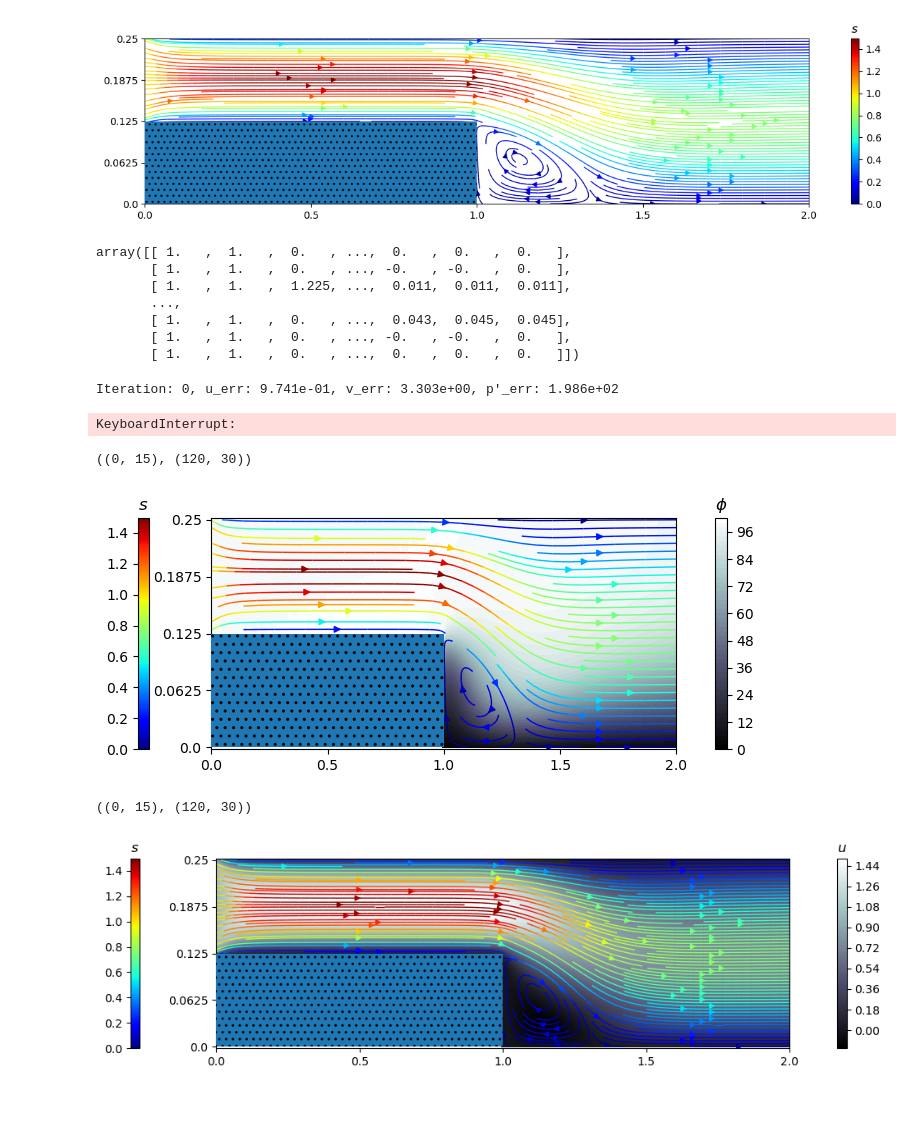
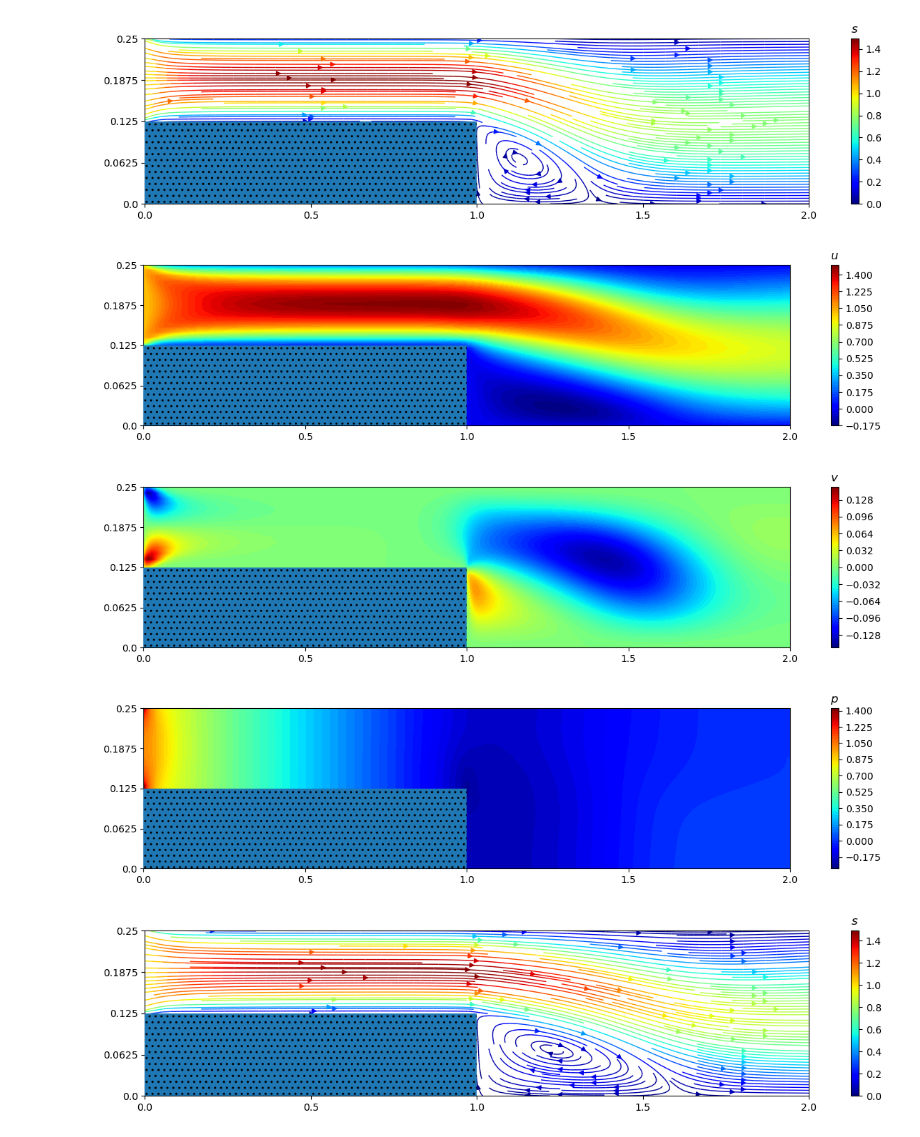
Before and after one commit to cl0udsw1tch/NavierStokesSolver, a Jupyter notebook: test.ipynb, the cells around one changed output. Drawn from its saved outputs; the diff is of its cells as text; code cells hidden in the pictures; blank space fills up the shorter version.

```diff
--- a/test.ipynb
+++ b/test.ipynb
@@ -1483,40 +1421,25 @@ n6._set_dirichlet_uv_()
-# %%
-n6.x['u']
-# %% [output]
-array([[ 1.   ,  1.   ,  0.   , ...,  0.   ,  0.   ,  0.   ],
-       [ 1.   ,  1.   ,  0.   , ..., -0.   , -0.   ,  0.   ],
-       [ 1.   ,  1.   ,  1.225, ...,  0.011,  0.011,  0.011],
-       ...,
-       [ 1.   ,  1.   ,  0.   , ...,  0.043,  0.045,  0.045],
-       [ 1.   ,  1.   ,  0.   , ..., -0.   , -0.   ,  0.   ],
-       [ 1.   ,  1.   ,  0.   , ...,  0.   ,  0.   ,  0.   ]])
 # %%
 L=1
-n6 = NavierStokesSolver(
-    scheme='upwind',
+n4 = NavierStokesSolver(
+    scheme='central_difference',
     L_x=2*L, L_y=L/4,
-    phi_B=(None, 100, None, 0),
     u_B=(None,1,0,0),
     v_B=(None, 0,0,0),
-    p_B=(101.3, None, None, None),
+    p_B=(0, None, None, None),
     obstacle_coords=[((0,0), (L, L/8))],
-    Re=100,
+    Re=200,
     n_rows=30, n_cols=240)
 
-n6.solve('m', threshold=1e-4)
-n6.plot('p', levels=50, streamlines=1, figsize=(10,3))
+n4.solve('m', threshold=1e-4)
-# %% [output]
-Iteration: 0, u_err: 9.741e-01, v_err: 3.303e+00, p'_err: 1.986e+02
-KeyboardInterrupt:
-# %%
-#n6.solve('\phi', threshold=1e-4)
-n6.plot('\phi', levels=50, streamlines=1, figsize=(10,3))
-# %% [output]
-((0, 15), (120, 30))
-[figure, removed]
-# %%
-n6.plot('u', levels=100, streamlines=2, figsize=(15,3))
-# %% [output]
-((0, 15), (120, 30))
-[figure, removed]
+# %%
+
+n4.plot('u', levels=80, streamlines=0, figsize=(15, 3))
+n4.plot('v', levels=80, streamlines=0, figsize=(15, 3))
+n4.plot('p', levels=80, streamlines=0, figsize=(15, 3))
+n4.plot(None, levels=0, streamlines=2, figsize=(15, 3))
+# %% [output]
+[figure, added]
+[figure, added]
+[figure, added]
+[figure, added]
 # %%
```
Also changed, not shown: parts of 6 cells of this notebook, 24 other files.
